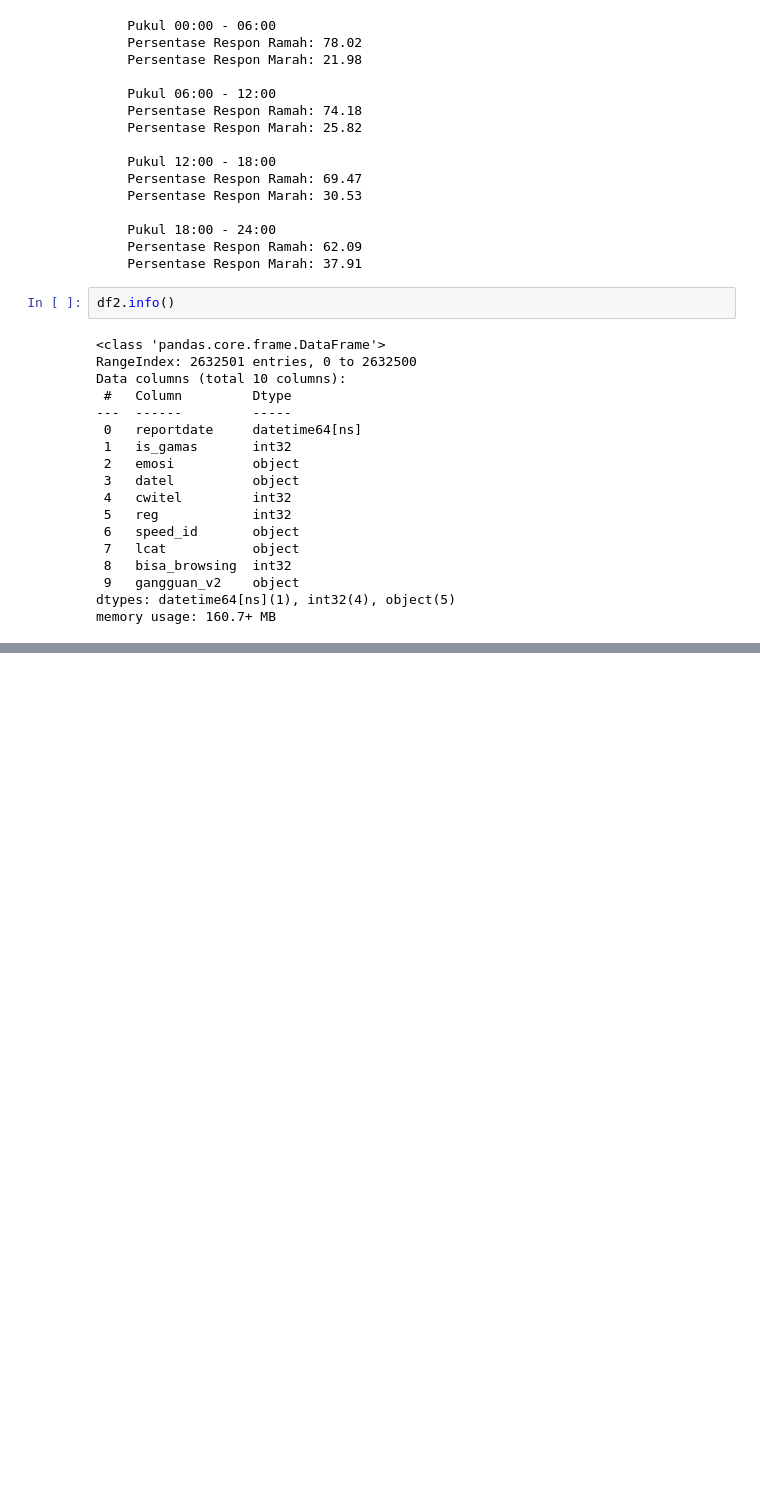
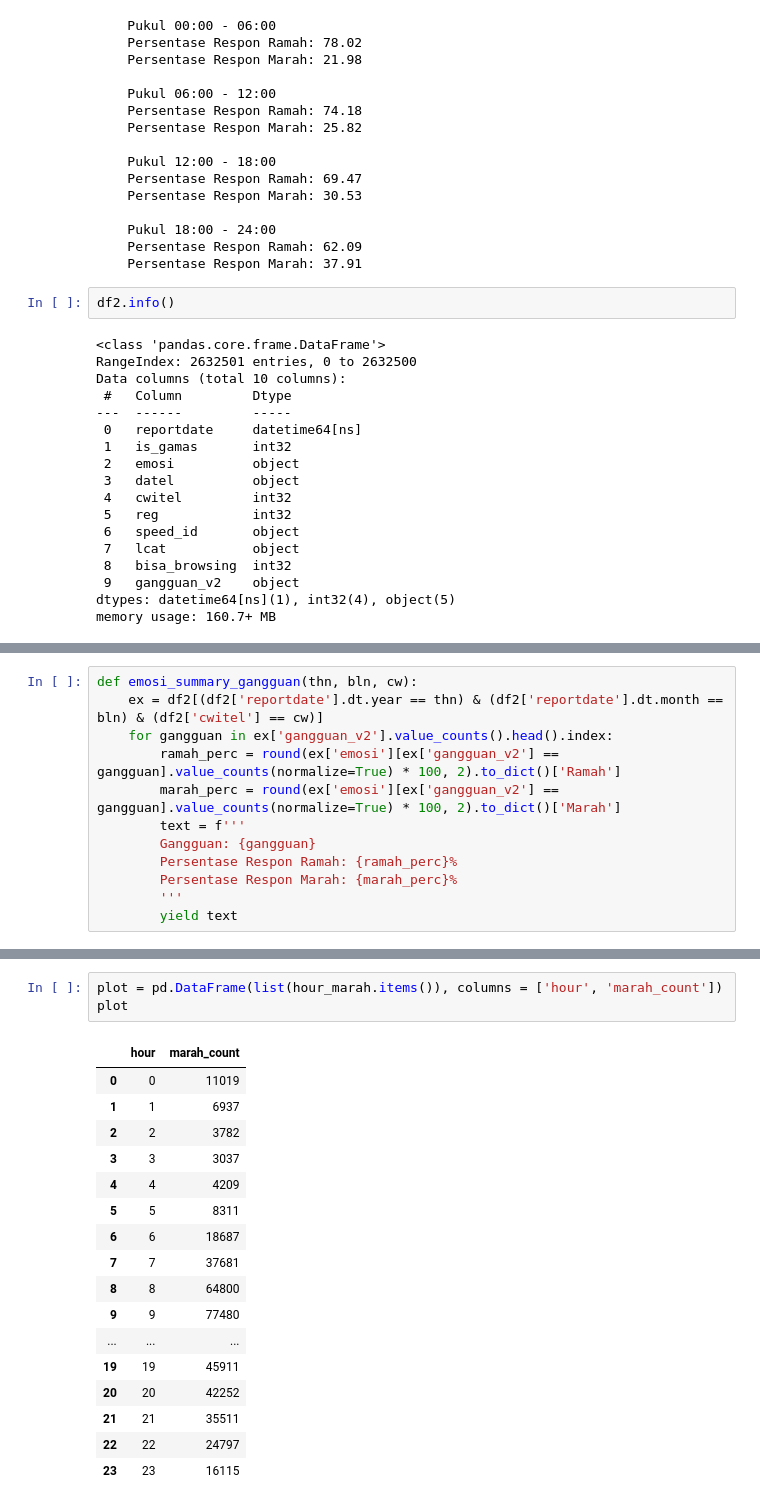
Before and after one commit to jafar-shodiq/complete-proj, a Jupyter notebook: 2021/07/internship-telkom-data-scientist/ticket/notebook02.ipynb, the cells around one changed output, grey strips where cells are left out. Drawn from its saved outputs; the diff is of its cells as text; blank space fills up the shorter version.

```diff
--- a/2021/07/internship-telkom-data-scientist/ticket/notebook02.ipynb
+++ b/2021/07/internship-telkom-data-scientist/ticket/notebook02.ipynb
@@ -995,0 +1125,12 @@ df2.to_feather('D:/big-datasets/internship-telkom/eda-tiket-no-missing.ftr')
+# %%
+def emosi_summary_gangguan(thn, bln, cw):
+    ex = df2[(df2['reportdate'].dt.year == thn) & (df2['reportdate'].dt.month == bln) & (df2['cwitel'] == cw)]
+    for gangguan in ex['gangguan_v2'].value_counts().head().index:
+        ramah_perc = round(ex['emosi'][ex['gangguan_v2'] == gangguan].value_counts(normalize=True) * 100, 2).to_dict()['Ramah']
+        marah_perc = round(ex['emosi'][ex['gangguan_v2'] == gangguan].value_counts(normalize=True) * 100, 2).to_dict()['Marah']
+        text = f'''
+        Gangguan: {gangguan}
+        Persentase Respon Ramah: {ramah_perc}%
+        Persentase Respon Marah: {marah_perc}%
+        '''
+        yield text
@@ -995,0 +1242,21 @@ df2.to_feather('D:/big-datasets/internship-telkom/eda-tiket-no-missing.ftr')
+# %%
+plot = pd.DataFrame(list(hour_marah.items()), columns = ['hour', 'marah_count'])
+plot
+# %% [output]
+|  | hour | marah_count |
+| 0 | 0 | 11019 |
+| 1 | 1 | 6937 |
+| 2 | 2 | 3782 |
+| 3 | 3 | 3037 |
+| 4 | 4 | 4209 |
+| 5 | 5 | 8311 |
+| 6 | 6 | 18687 |
+| 7 | 7 | 37681 |
+| 8 | 8 | 64800 |
+| 9 | 9 | 77480 |
+| ... | ... | ... |
+| 19 | 19 | 45911 |
+| 20 | 20 | 42252 |
+| 21 | 21 | 35511 |
+| 22 | 22 | 24797 |
+| 23 | 23 | 16115 |
```
Also changed, not shown: parts of 36 cells of this notebook, 2 other files.
